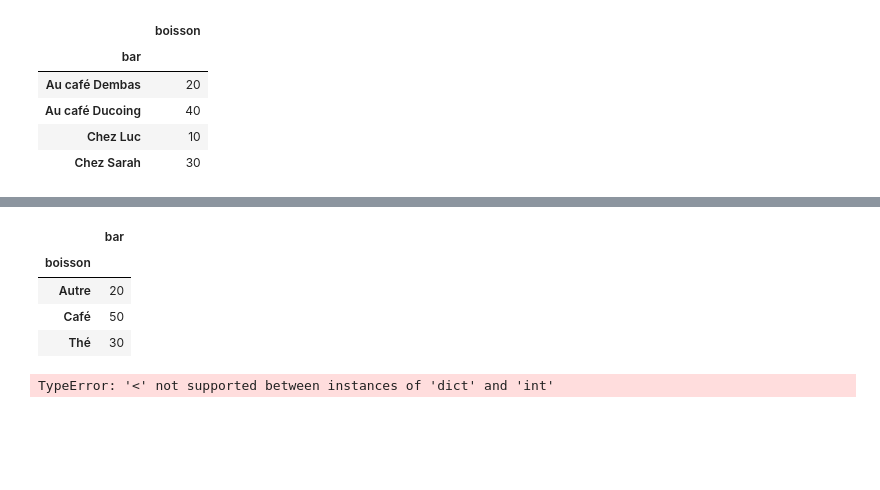
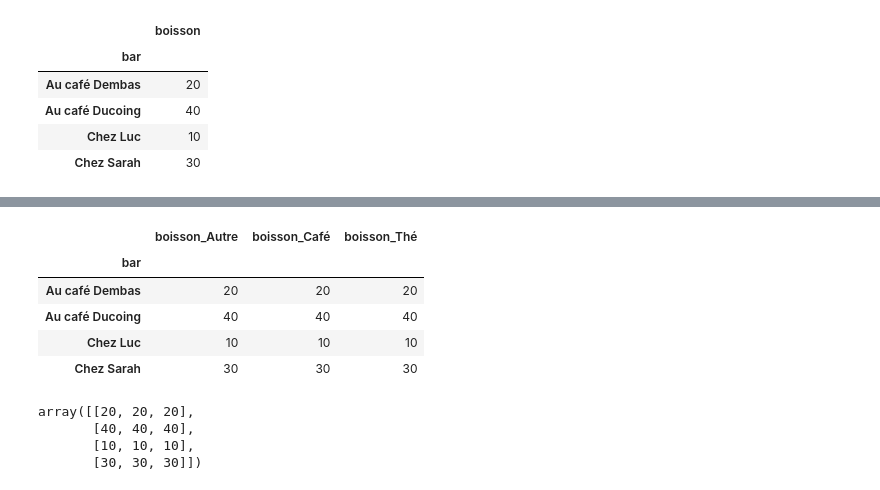
Before and after one commit to Matchi1/M1, a Jupyter notebook: semestre_1/ANALYSE/TP2/TP2_A_Faire.ipynb, the cells around one changed output, grey strips where cells are left out. Drawn from its saved outputs; the diff is of its cells as text; code cells hidden in the pictures; blank space fills up the shorter version.

```diff
--- a/semestre_1/ANALYSE/TP2/TP2_A_Faire.ipynb
+++ b/semestre_1/ANALYSE/TP2/TP2_A_Faire.ipynb
@@ -233,3 +233,6 @@ df_Khi2.groupby(['bar']).count()
 | Au café Ducoing | 40 |
 | Chez Luc | 10 |
 | Chez Sarah | 30 |
+# %%
+encoded_data = pd.get_dummies(data=df_Khi2, columns=['boisson'])
+encoded_data
@@ -236,12 +253,19 @@ df_Khi2.groupby(['bar']).count()
 # %%
-df_Khi2.groupby(['boisson']).count()
+encoded_data.groupby(['bar']).count()
 # %% [output]
-|  | bar |
-| boisson |  |
-| Autre | 20 |
-| Café | 50 |
-| Thé | 30 |
+|  | boisson_Autre | boisson_Café | boisson_Thé |
+| bar |  |  |  |
+| Au café Dembas | 20 | 20 | 20 |
+| Au café Ducoing | 40 | 40 | 40 |
+| Chez Luc | 10 | 10 | 10 |
+| Chez Sarah | 30 | 30 | 30 |
 # %%
 from scipy.stats import chi2_contingency
+
+array = np.array(encoded_data.groupby(['bar']).count())
+array
 # %% [output]
-TypeError: '<' not supported between instances of 'dict' and 'int'
+array([[20, 20, 20],
+       [40, 40, 40],
+       [10, 10, 10],
+       [30, 30, 30]])
```
Also changed, not shown: parts of 10 cells of this notebook.
